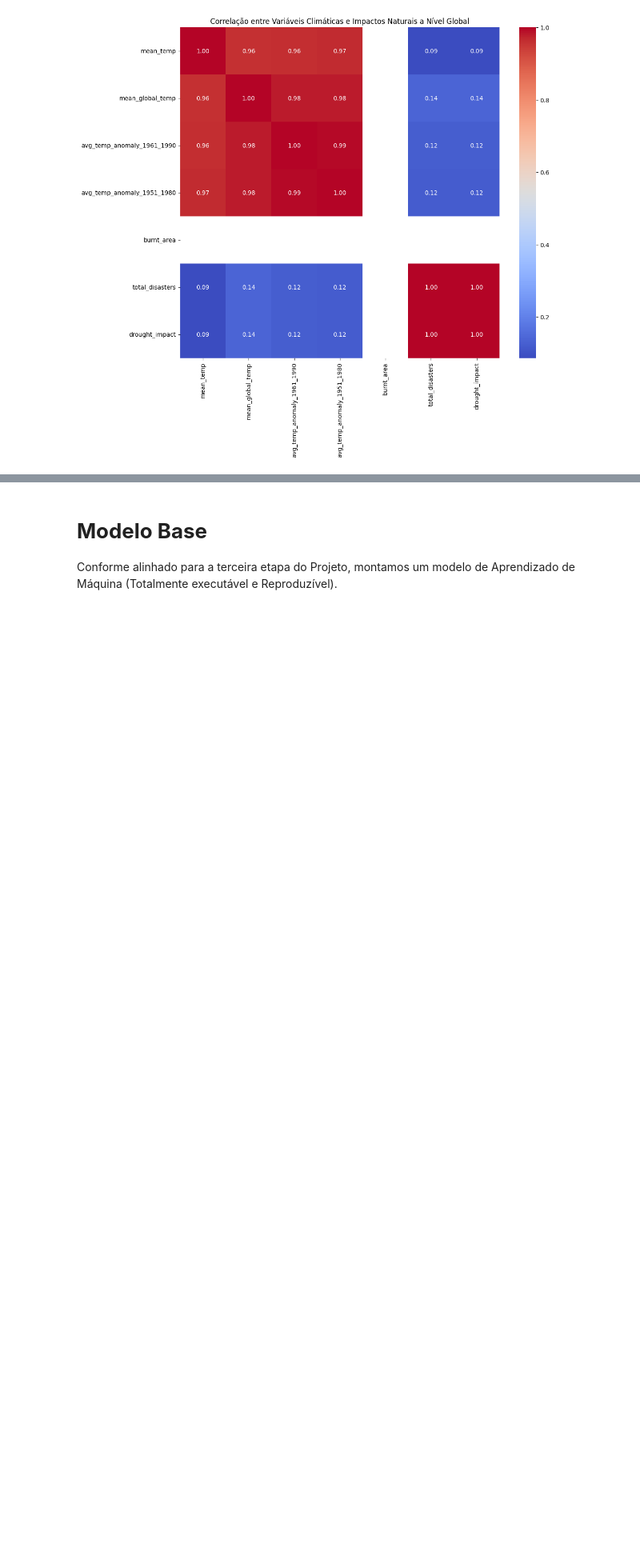
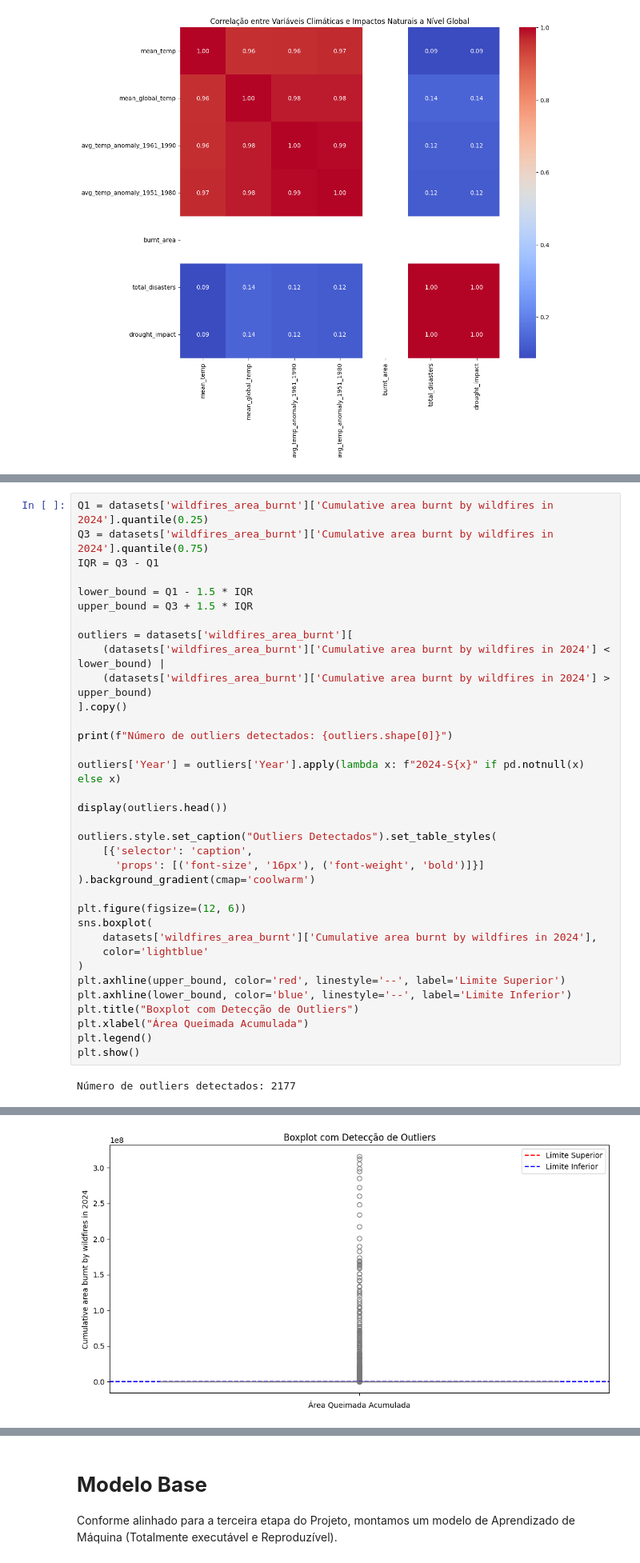
Before and after one commit to ProjetoAplicadoIV-MAC/ProjetoAplicadoIV, a Jupyter notebook: notebooks/cd_projeto_aplicado_IV_entrega_3.ipynb, the cells around one changed output, grey strips where cells are left out. Shown at 80% size. Cells and saved outputs as stored; diff of their text form; blank space fills up the shorter version.

```diff
--- a/notebooks/cd_projeto_aplicado_IV_entrega_3.ipynb
+++ b/notebooks/cd_projeto_aplicado_IV_entrega_3.ipynb
@@ -363,0 +463,37 @@ plt.show()
+# %%
+Q1 = datasets['wildfires_area_burnt']['Cumulative area burnt by wildfires in 2024'].quantile(0.25)
+Q3 = datasets['wildfires_area_burnt']['Cumulative area burnt by wildfires in 2024'].quantile(0.75)
+IQR = Q3 - Q1
+
+lower_bound = Q1 - 1.5 * IQR
+upper_bound = Q3 + 1.5 * IQR
+
+outliers = datasets['wildfires_area_burnt'][
+    (datasets['wildfires_area_burnt']['Cumulative area burnt by wildfires in 2024'] < lower_bound) |
+    (datasets['wildfires_area_burnt']['Cumulative area burnt by wildfires in 2024'] > upper_bound)
+].copy()
+
+print(f"Número de outliers detectados: {outliers.shape[0]}")
+
+outliers['Year'] = outliers['Year'].apply(lambda x: f"2024-S{x}" if pd.notnull(x) else x)
+
+display(outliers.head())
+
+outliers.style.set_caption("Outliers Detectados").set_table_styles(
+    [{'selector': 'caption',
+      'props': [('font-size', '16px'), ('font-weight', 'bold')]}]
+).background_gradient(cmap='coolwarm')
+
+plt.figure(figsize=(12, 6))
+sns.boxplot(
+    datasets['wildfires_area_burnt']['Cumulative area burnt by wildfires in 2024'],
+    color='lightblue'
+)
+plt.axhline(upper_bound, color='red', linestyle='--', label='Limite Superior')
+plt.axhline(lower_bound, color='blue', linestyle='--', label='Limite Inferior')
+plt.title("Boxplot com Detecção de Outliers")
+plt.xlabel("Área Queimada Acumulada")
+plt.legend()
+plt.show()
+# %% [output]
+Número de outliers detectados: 2177
@@ -364 +506,2 @@ plt.show()
+[figure, added]
 # %% [markdown]
```
Also changed, not shown: parts of 16 cells of this notebook.
